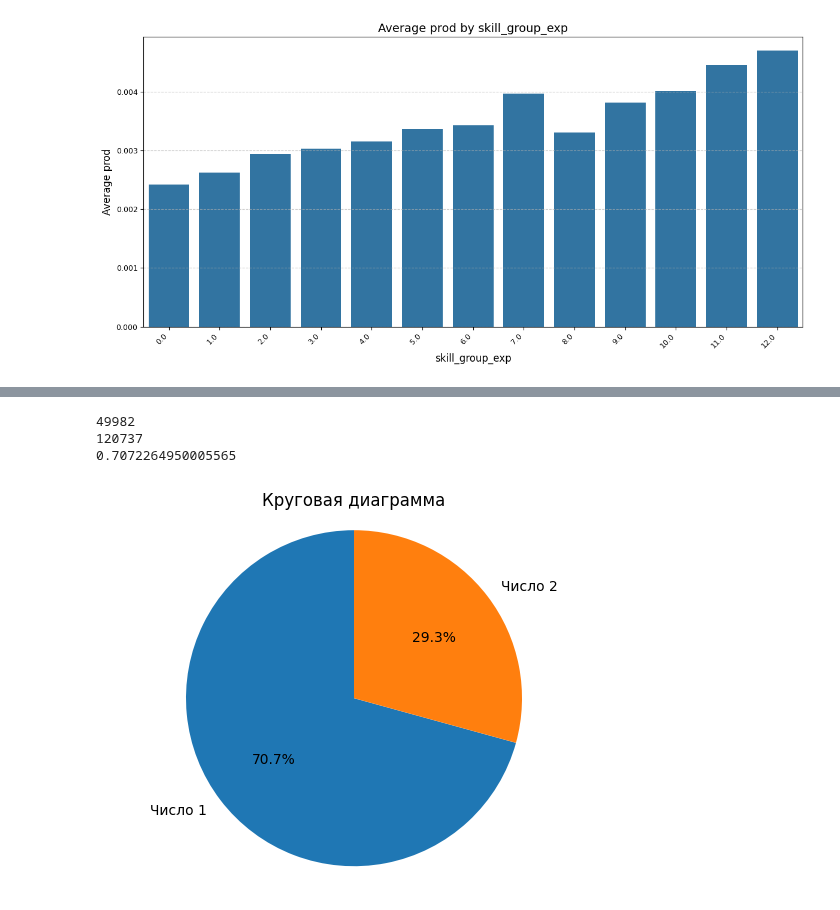
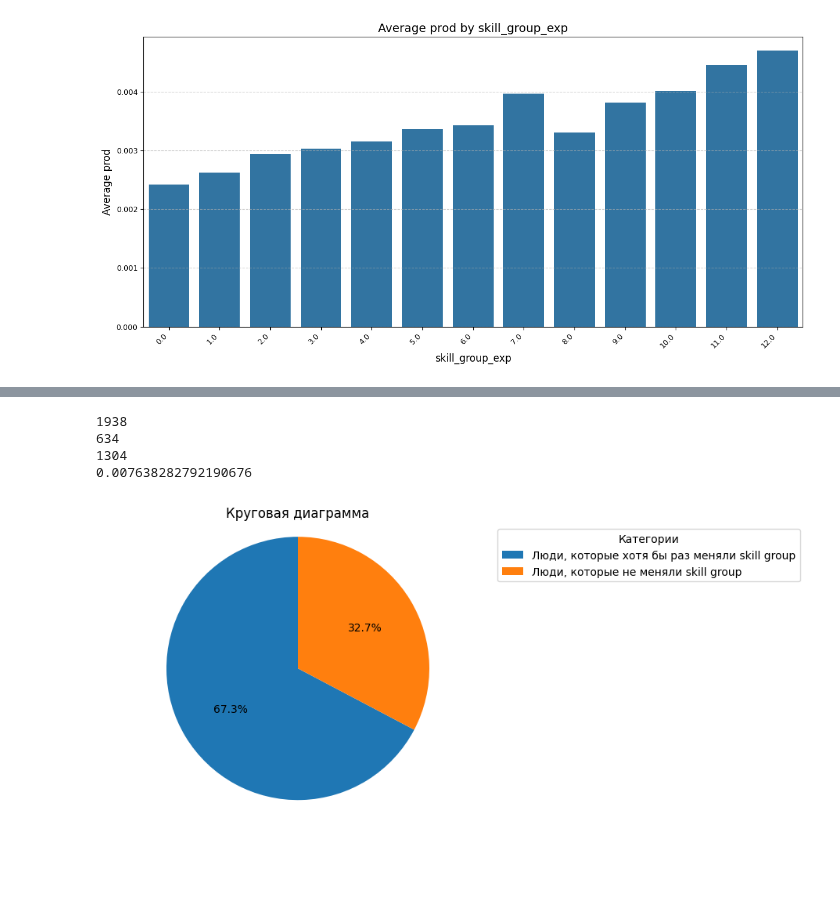
Before and after one commit to Worislooov/DANO_MSC_2025, a Jupyter notebook: Vova/filile.ipynb, the cells around one changed output, grey strips where cells are left out. Cells and saved outputs as stored; diff of their text form; code cells hidden in the pictures; blank space fills up the shorter version.

```diff
--- a/Vova/filile.ipynb
+++ b/Vova/filile.ipynb
@@ -288,27 +288,30 @@ R-squared (R2): 0.9093203148540752
 [figure]
 # %%
 # Создание графика
-count1 = df[df['exp_staff'] > df['skill_group_exp']].shape[0]
-count2 = df[df['exp_staff'] <= df['skill_group_exp']].shape[0]
+grouped = df.groupby('id_employee').agg({'exp_staff': 'max', 'skill_group_exp': 'max'}).reset_index()
+print(len(grouped))
+count1 = grouped[grouped['exp_staff'] > grouped['skill_group_exp']].shape[0]
+count2 = grouped[grouped['exp_staff'] <= grouped['skill_group_exp']].shape[0]
 print(count2)
 print(count1)
 print(count1/len(df))
-labels = ['Число 1', 'Число 2']
+labels = ['Люди, которые хотя бы раз меняли skill group', 'Люди, которые не меняли skill group']
 values = [count1, count2]
 
 # Построение круговой диаграммы
-plt.pie(values, labels=labels, autopct='%1.1f%%', startangle=90)
-
+plt.pie(values, autopct='%1.1f%%', startangle=90)
+plt.legend(labels, title="Категории", loc="upper left", bbox_to_anchor=(1, 1))
 # Добавление равного соотношения осей
 plt.axis('equal')  # Это делает круговую диаграмму кругом
 
 # Заголовок
 plt.title('Круговая диаграмма')
 
 # Показать график
 plt.show()
 # %% [output]
-49982
-120737
-0.7072264950005565
+1938
+634
+1304
+0.007638282792190676
-[figure, old version]
+[figure, new version]
```
Also changed, not shown: parts of 1 cell of this notebook.
